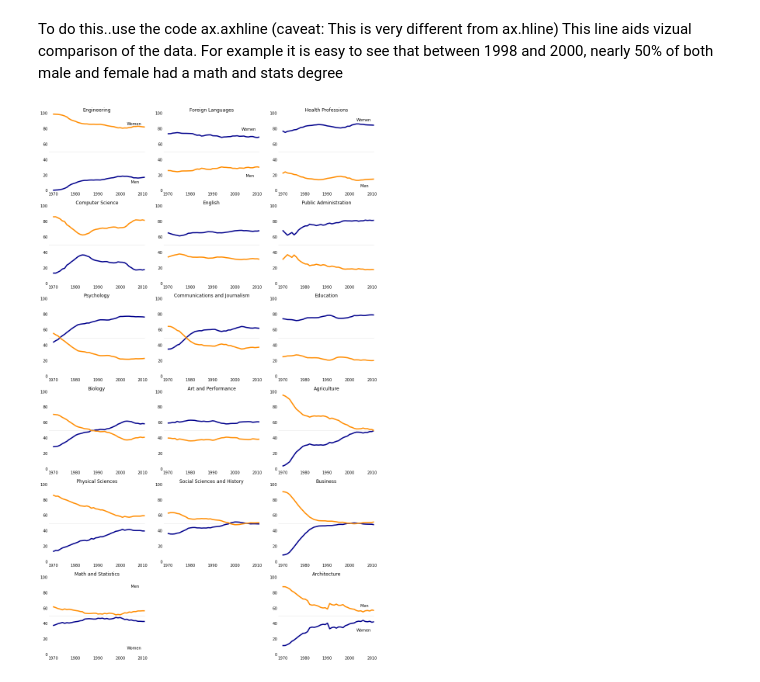
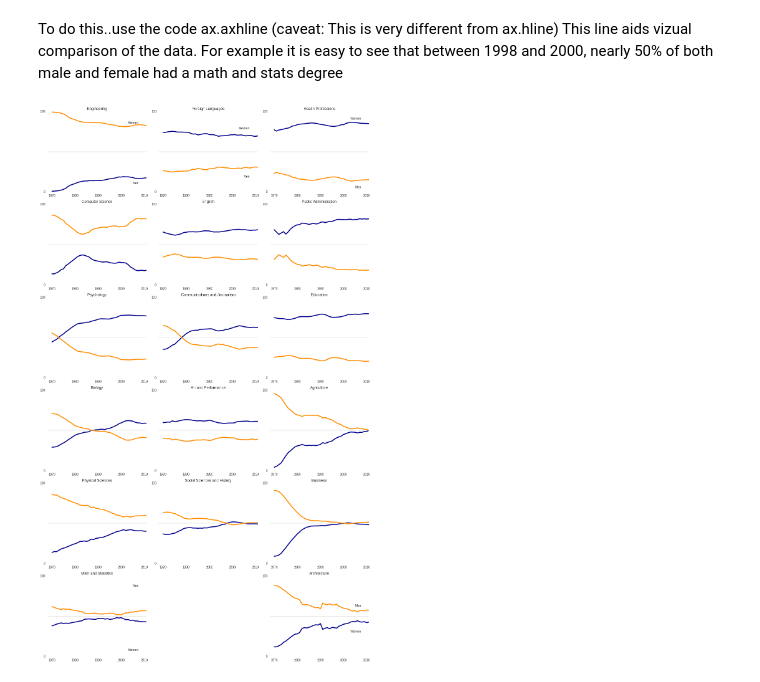
Before and after one commit to RaphaelOK/Data_Visualization-_Analysis, a Jupyter notebook: Data_Exploration_And_Visualization.ipynb, the cells around one changed output. Cells and saved outputs as stored; diff of their text form; code cells hidden in the pictures.

```diff
--- a/Data_Exploration_And_Visualization.ipynb
+++ b/Data_Exploration_And_Visualization.ipynb
@@ -232,6 +234,7 @@ for sp in range (0,18,3):
     ax.set_ylim(0,100)
     ax.axhline(50, c=(171/255, 171/255, 171/255), alpha=0.3)
     ax.set_title(stem_cats[cat_index])
+    ax.set_yticks([0,100])
     ax.tick_params(bottom="off",top="off",left="off",right="off")
     ax.tick_params(labelbottom="on")
     if cat_index == 0:
@@ -253,6 +256,7 @@ for sp in range (1,16,3):
         spine.set_visible(False)
     ax.set_xlim(1968,2011)
     ax.set_ylim(0,100)
+    ax.set_yticks([0,100])
     ax.axhline(50, c=(171/255, 171/255, 171/255), alpha=0.3)
     ax.set_title(lib_arts_cats[cat_index])
     ax.tick_params(bottom="off",top="off",left="off",right="off")
@@ -260,32 +264,34 @@ for sp in range (1,16,3):
     if cat_index==0:
         ax.text(2003,78,"Women")
         ax.text(2005,18,"Men")
 
 
 for sp in range (2,20,3):
     cat_index=int( (sp-2)/3)
     ax=fig.add_subplot(6,3,sp+1)
     ax.plot(women_degrees["Year"],women_degrees[other_cats[cat_index]],
            c=cb_dark_blue,linewidth=3,label="women")
     ax.plot(women_degrees["Year"],100-women_degrees[other_cats[cat_index]],
            c=cb_orange,label="Men",linewidth=3)
     for key, spine in ax.spines.items():
           spine.set_visible(False)
     ax.set_xlim(1968,2011)
     ax.set_ylim(0,100)
+    ax.set_yticks([0,100])
     ax.axhline(50, c=(171/255, 171/255, 171/255), alpha=0.3)
     ax.set_title(other_cats[cat_index])
     ax.tick_params(bottom="off",top="off",left="off",right="off")
     ax.tick_params(labelbottom="on")
 
     if cat_index==0:
         ax.text(2003,90,'Women')
         ax.text(2005,5,'Men')
     if cat_index==5:
         ax.text(2005,62,'Men')
         ax.text(2003,30, 'Women')
 
-plt.savefig("degree_cats.png")
+fig.tight_layout()
+plt.savefig("degree_cats_tight.png")
 plt.show()
 # %% [output]
-[figure, old version]
+[figure, new version]
```
Also changed, not shown: parts of 21 cells of this notebook.
